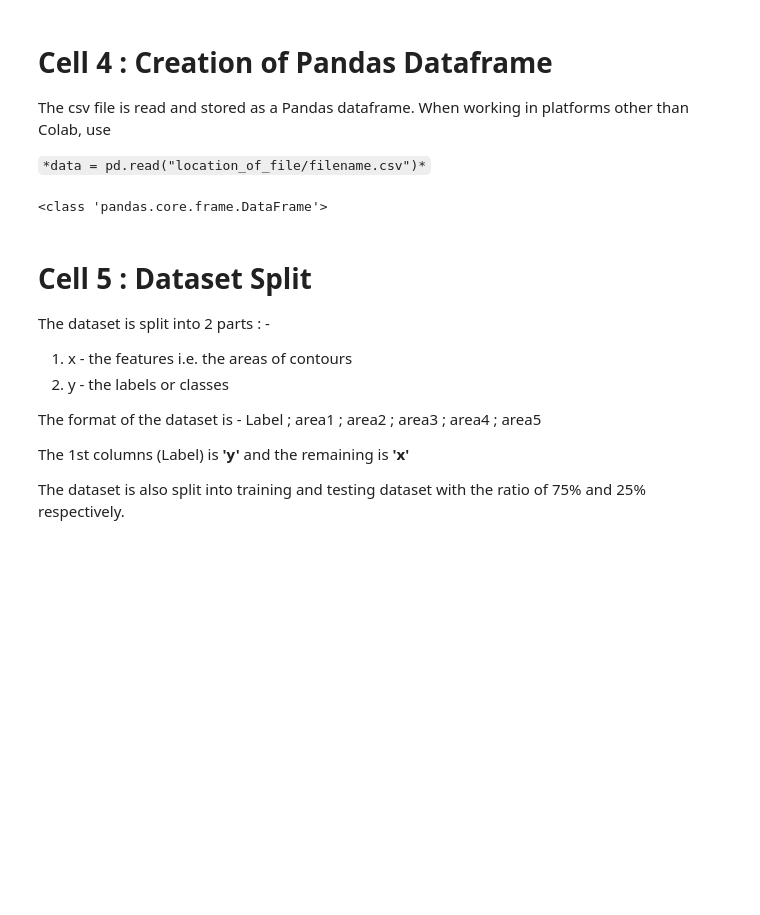
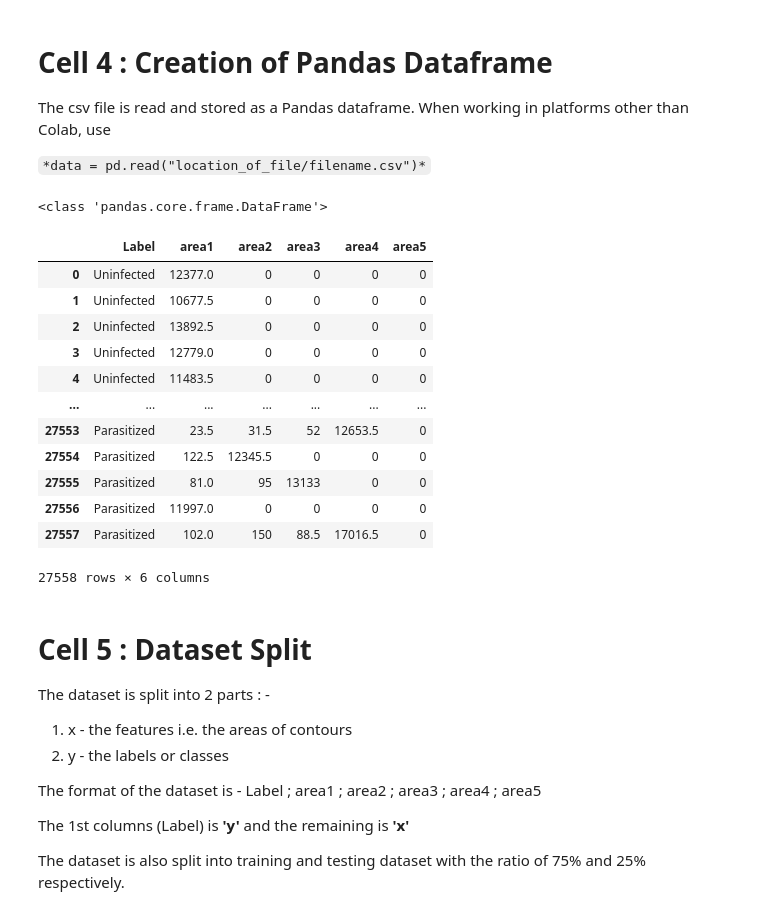
Before and after one commit to AkritiGhosh/MalariaDetectionML, a Jupyter notebook: MalariaDetectionML.ipynb, the cells around one changed output. Cells and saved outputs as stored; diff of their text form; code cells hidden in the pictures; blank space fills up the shorter version.

Commit message:
Contour saved in a dataframe

```diff
--- a/MalariaDetectionML.ipynb
+++ b/MalariaDetectionML.ipynb
@@ -75,14 +75,13 @@ Streaming output truncated to the last 5000 lines.
 ### Dataset(CSV) creation using Cell Images => Unstructured to Structured
 
 ## Reading image path
-name = 'Uninfected'
-name = 'Parasitized'
-for name in ['Uninfected', 'Parasitized']
+area = []
+for name in ['Uninfected', 'Parasitized']:
   img_path_infected = glob.glob('cell_images/'+name+'/*.png')
 
   ## For every image in this path
   for img_name in img_path_infected:
-    print(img_name)
+    # print(img_name)
       ## Read images
     img = cv2.imread(img_name)
 
@@ -96,18 +95,14 @@ for name in ['Uninfected', 'Parasitized']
       ## Contour detection
     contours,_ = cv2.findContours(thresh,1,2)
     for contour in contours:
-        cv2.drawContours(im_gray, contours, -1, (0,255,0), 3)
-        print(contour)
+      cv2.drawContours(im_gray, contours, -1, (0,255,0), 3)
+      # print(contour)
 
       ## Saving the area of contours in csv file
-    with open('area.csv', mode ='a') as contour_list:
-        fieldnames = ['file_name', 'area1', 'area2', 'area3', 'area4', 'area5']
-        area=[]
-        for i in range(5):
-            try:
-                area.append(cv2.contourArea(contours[i]))
-            except:
-                area.append('0')
-
-        writer = csv.DictWriter(contour_list, fieldnames=fieldnames)
-        writer.writerow({'file_name':name, 'area1':area[0], 'area2':area[1], 'area3':area[2], 'area4':area[3], 'area5':area[4]})
+    cont_area=[name]
+    for i in range(5):
+      try:
+        cont_area.append(cv2.contourArea(contours[i]))
+      except:
+        cont_area.append('0')
+    area.append(cont_area)
@@ -144,11 +116,25 @@ print(type(uploaded))
 The csv file is read and stored as a Pandas dataframe. When working in platforms other than Colab, use
 
 `*data = pd.read("location_of_file/filename.csv")*`
-# %%
-data = pd.read_csv(io.StringIO(uploaded['area_dataset.csv'].decode('utf-8')))
-print(type(data))
-# %% [output]
-<class 'pandas.core.frame.DataFrame'>
+# %%
+data = pd.DataFrame(area, columns=['Label', 'area1','area2','area3','area4','area5' ])
+print(type(data))
+data
+# %% [output]
+<class 'pandas.core.frame.DataFrame'>
+|  | Label | area1 | area2 | area3 | area4 | area5 |
+| 0 | Uninfected | 12377.0 | 0 | 0 | 0 | 0 |
+| 1 | Uninfected | 10677.5 | 0 | 0 | 0 | 0 |
+| 2 | Uninfected | 13892.5 | 0 | 0 | 0 | 0 |
+| 3 | Uninfected | 12779.0 | 0 | 0 | 0 | 0 |
+| 4 | Uninfected | 11483.5 | 0 | 0 | 0 | 0 |
+| ... | ... | ... | ... | ... | ... | ... |
+| 27553 | Parasitized | 23.5 | 31.5 | 52 | 12653.5 | 0 |
+| 27554 | Parasitized | 122.5 | 12345.5 | 0 | 0 | 0 |
+| 27555 | Parasitized | 81.0 | 95 | 13133 | 0 | 0 |
+| 27556 | Parasitized | 11997.0 | 0 | 0 | 0 | 0 |
+| 27557 | Parasitized | 102.0 | 150 | 88.5 | 17016.5 | 0 |
+27558 rows × 6 columns
 # %% [markdown]
 # Cell 5 : Dataset Split
 The dataset is split into 2 parts : -
```
Also changed, not shown: parts of 5 cells of this notebook.
